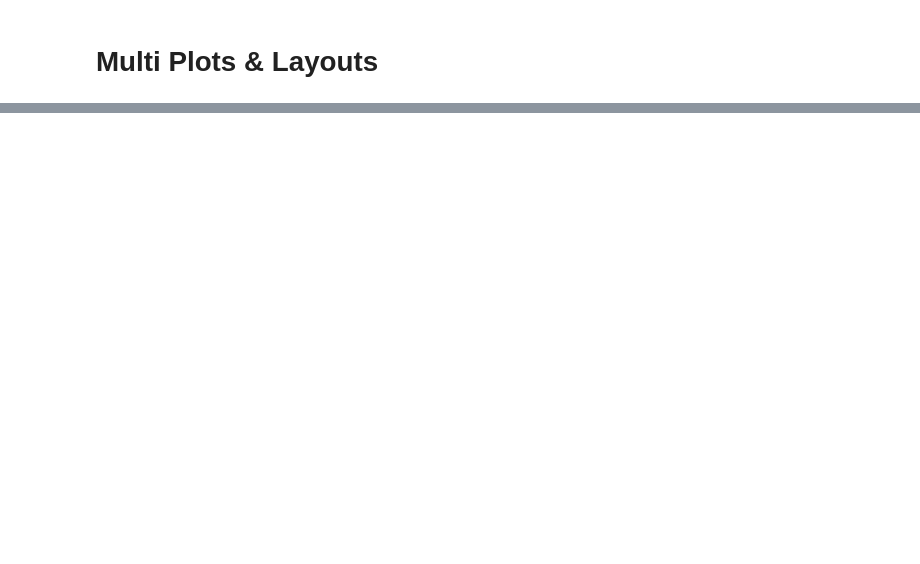
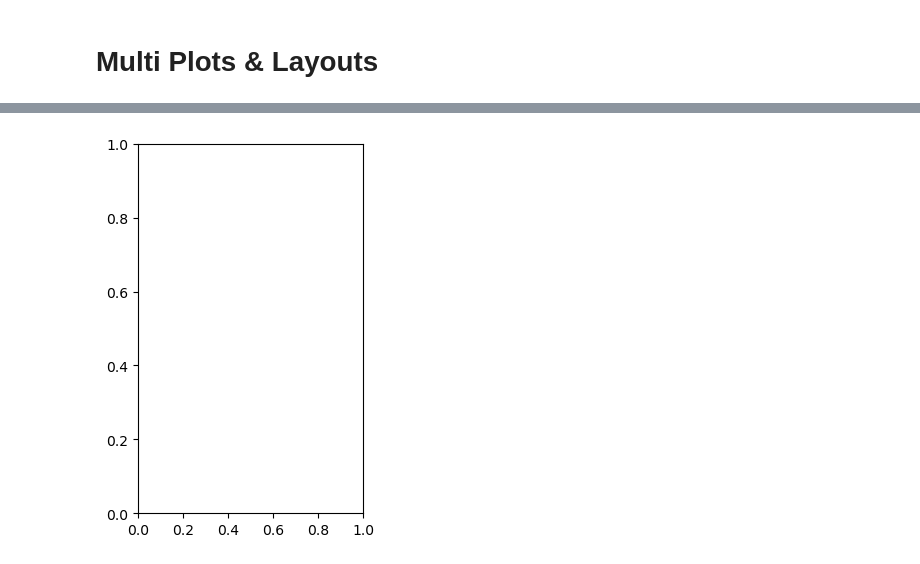
Before and after one commit to aksa106/Data-Analysis-with-Python, a Jupyter notebook: Matplotlib/Phase2.ipynb, the cells around one changed output, grey strips where cells are left out. Cells and saved outputs as stored; diff of their text form; code cells hidden in the pictures; blank space fills up the shorter version.

```diff
--- a/Matplotlib/Phase2.ipynb
+++ b/Matplotlib/Phase2.ipynb
@@ -18,0 +112,15 @@ plt.show()
+# %%
+import matplotlib.pyplot as plt
+
+# (1,2,1) - First Number = Rows = 1 row
+#  Second Number = Columns = 2 columns
+# Third Number = Current Slot (Use slot #1)
+
+
+## 1 row , 2 boxes , use box 1
+
+plt.subplot(1,2,1)
+
+plt.show()
+# %% [output]
+[figure, added]
```
Also changed, not shown: parts of 9 cells of this notebook.
